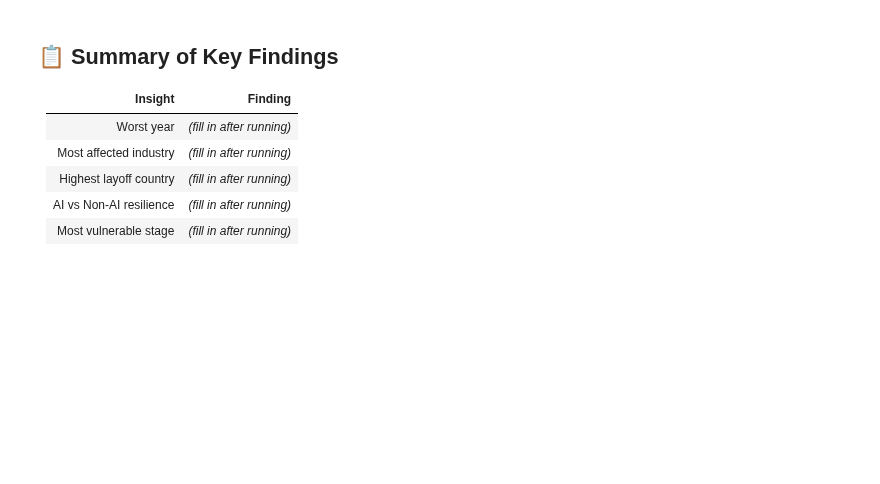
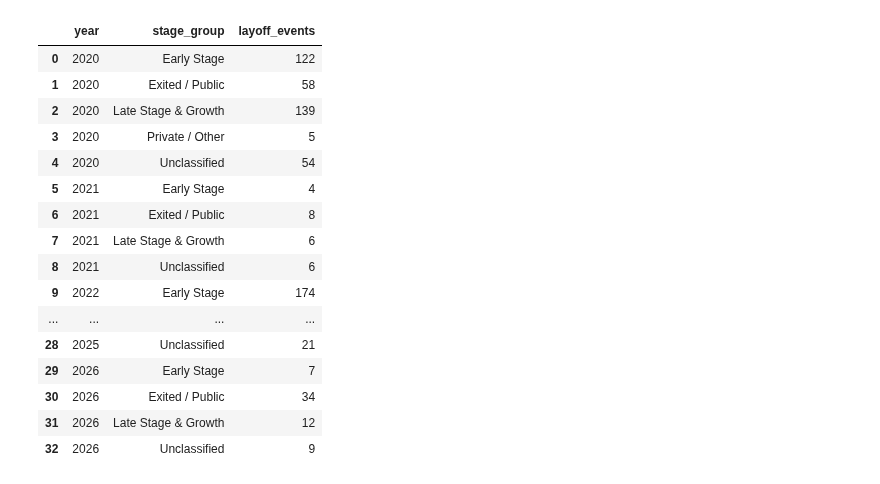
Before and after one commit to amgadyassin/global-ai-layoffs, a Jupyter notebook: notebooks/02_data_visualization.ipynb, the cells around one changed output. Cells and saved outputs as stored; diff of their text form; code cells hidden in the pictures; blank space fills up the shorter version.

```diff
--- a/notebooks/02_data_visualization.ipynb
+++ b/notebooks/02_data_visualization.ipynb
@@ -217,13 +1283,3 @@ fig = px.scatter(
 )
 fig.update_layout(plot_bgcolor="#f9f8f5", paper_bgcolor="#f9f8f5")
 fig.show()
-# %% [markdown]
-## 📋 Summary of Key Findings
-
-| Insight | Finding |
-|---------|---------|
-| Worst year | *(fill in after running)* |
-| Most affected industry | *(fill in after running)* |
-| Highest layoff country | *(fill in after running)* |
-| AI vs Non-AI resilience | *(fill in after running)* |
-| Most vulnerable stage | *(fill in after running)* |
@@ -229,0 +1529,58 @@ fig.show()
+# %%
+# Create grouped stage column
+
+stage_group_mapping = {
+    "Seed": "Early Stage",
+    "Series A": "Early Stage",
+    "Series B": "Early Stage",
+
+    "Series C": "Late Stage & Growth",
+    "Series D": "Late Stage & Growth",
+    "Series E": "Late Stage & Growth",
+    "Series F": "Late Stage & Growth",
+    "Series G": "Late Stage & Growth",
+    "Series H": "Late Stage & Growth",
+    "Series I": "Late Stage & Growth",
+    "Series J": "Late Stage & Growth",
+
+    "Post-Ipo": "Exited / Public",
+    "Post-IPO": "Exited / Public",
+    "Acquired": "Exited / Public",
+    "Subsidiary": "Exited / Public",
+
+    "Private": "Private / Other",
+    "Private Equity": "Private / Other",
+
+    "Unknown": "Unclassified"
+}
+
+df["stage_group"] = df["stage"].map(stage_group_mapping)
+df["stage_group"] = df["stage_group"].fillna("Private / Other")
+# %%
+# Count layoff events by year and stage group
+
+stage_year_events = (
+    df.groupby(["year", "stage_group"])
+    .size()
+    .reset_index(name="layoff_events")
+)
+
+stage_year_events
+# %% [output]
+|  | year | stage_group | layoff_events |
+| 0 | 2020 | Early Stage | 122 |
+| 1 | 2020 | Exited / Public | 58 |
+| 2 | 2020 | Late Stage & Growth | 139 |
+| 3 | 2020 | Private / Other | 5 |
+| 4 | 2020 | Unclassified | 54 |
+| 5 | 2021 | Early Stage | 4 |
+| 6 | 2021 | Exited / Public | 8 |
+| 7 | 2021 | Late Stage & Growth | 6 |
+| 8 | 2021 | Unclassified | 6 |
+| 9 | 2022 | Early Stage | 174 |
+| ... | ... | ... | ... |
+| 28 | 2025 | Unclassified | 21 |
+| 29 | 2026 | Early Stage | 7 |
+| 30 | 2026 | Exited / Public | 34 |
+| 31 | 2026 | Late Stage & Growth | 12 |
+| 32 | 2026 | Unclassified | 9 |
```
Also changed, not shown: parts of 45 cells of this notebook, 1 other file.
